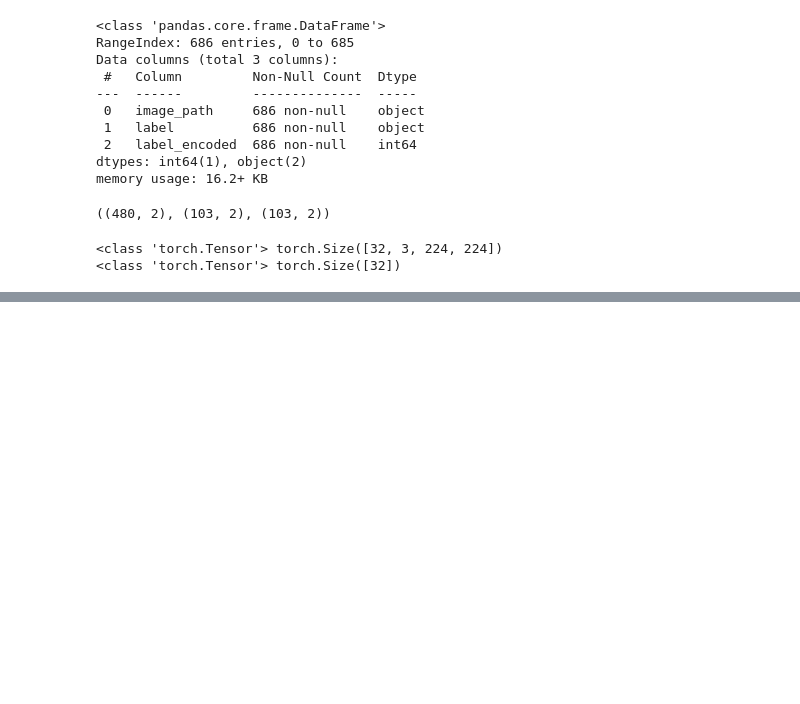
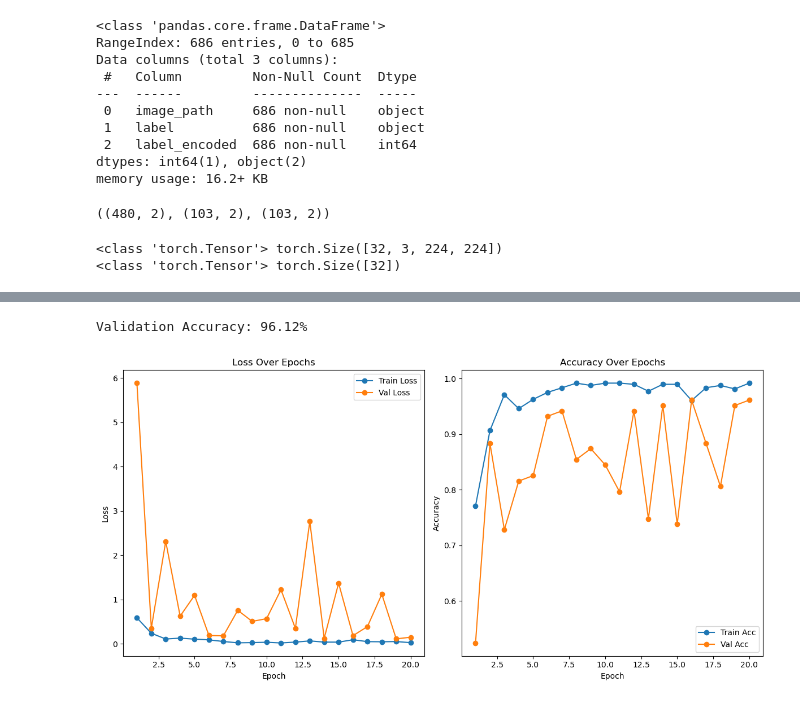
Before and after one commit to annahanslc/koi-price-prediction, a Jupyter notebook: bigger_dataset/3_Modeling_1_TrainTestSplit.ipynb, the cells around one changed output, grey strips where cells are left out. Drawn from its saved outputs; the diff is of its cells as text; code cells hidden in the pictures; blank space fills up the shorter version.

Commit message:
Created baseline model with transfer learning for predicting 3 classes. Final test accuracy was 93.2%

```diff
--- a/bigger_dataset/3_Modeling_1_TrainTestSplit.ipynb
+++ b/bigger_dataset/3_Modeling_1_TrainTestSplit.ipynb
@@ -144,0 +149,13 @@ torch.Size([32, 3, 224, 224]) torch.Size([32])
+# %%
+# define the model
+
+num_classes = len(label_map)
+
+model = models.resnet18(pretrained=True)
+model.fc = nn.Linear(model.fc.in_features, num_classes)
+model = model.to(device)
+# %%
+# define loss and optimizer
+
+criterion = nn.CrossEntropyLoss()
+optimizer = optim.Adam(model.parameters(), lr=0.001)
@@ -144,0 +259,50 @@ torch.Size([32, 3, 224, 224]) torch.Size([32])
+# %%
+# calculate the validation accuracy
+
+model.eval()
+all_preds = []
+all_labels = []
+
+with torch.no_grad():
+  for images, labels in val_loader:
+    images = images.to(device)
+    labels = labels.to(device)
+
+    outputs = model(images)
+    _, predicted  = torch.max(outputs, 1)
+
+    all_preds.extend(predicted.cpu().numpy())
+    all_labels.extend(labels.cpu().numpy())
+
+acc = accuracy_score(all_labels, all_preds)
+print(f"Validation Accuracy: {acc:.2%}")
+# %% [output]
+Validation Accuracy: 96.12%
+# %%
+# plot the loss and accuracy over epochs
+
+epochs = range(1, num_epochs +1)
+plt.figure(figsize=(12,6))
+
+# plot the loss
+plt.subplot(1,2,1)
+plt.plot(epochs, train_losses, label='Train Loss', marker='o')
+plt.plot(epochs, val_losses, label='Val Loss', marker ='o')
+plt.title('Loss Over Epochs')
+plt.xlabel('Epoch')
+plt.ylabel('Loss')
+plt.legend()
+
+# plot the accuracy
+plt.subplot(1,2,2)
+plt.plot(epochs, train_accuracies, label='Train Acc', marker='o')
+plt.plot(epochs, val_accuracies, label='Val Acc', marker='o')
+plt.title('Accuracy Over Epochs')
+plt.xlabel('Epoch')
+plt.ylabel('Accuracy')
+plt.legend()
+
+plt.tight_layout()
+plt.show()
+# %% [output]
+[figure, added]
```
Also changed, not shown: parts of 25 cells of this notebook, 1 other file.
